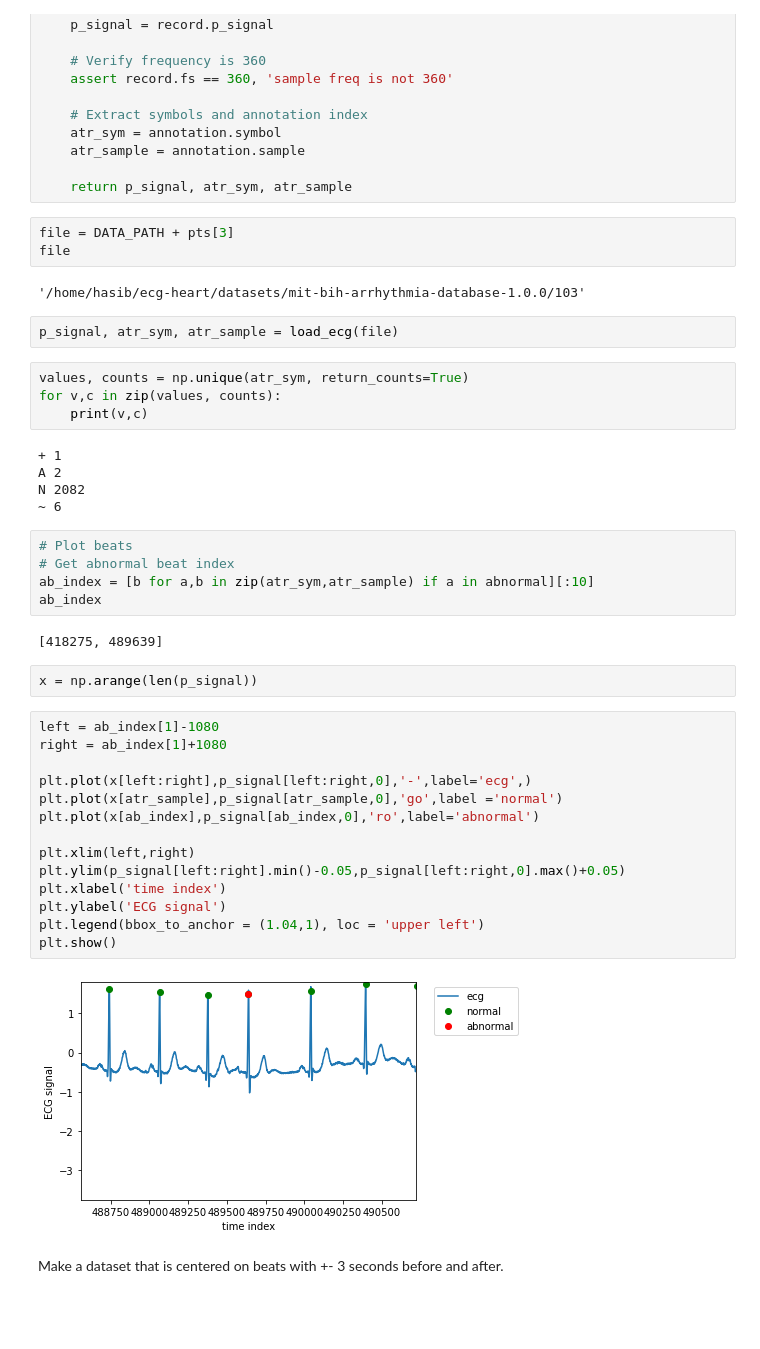
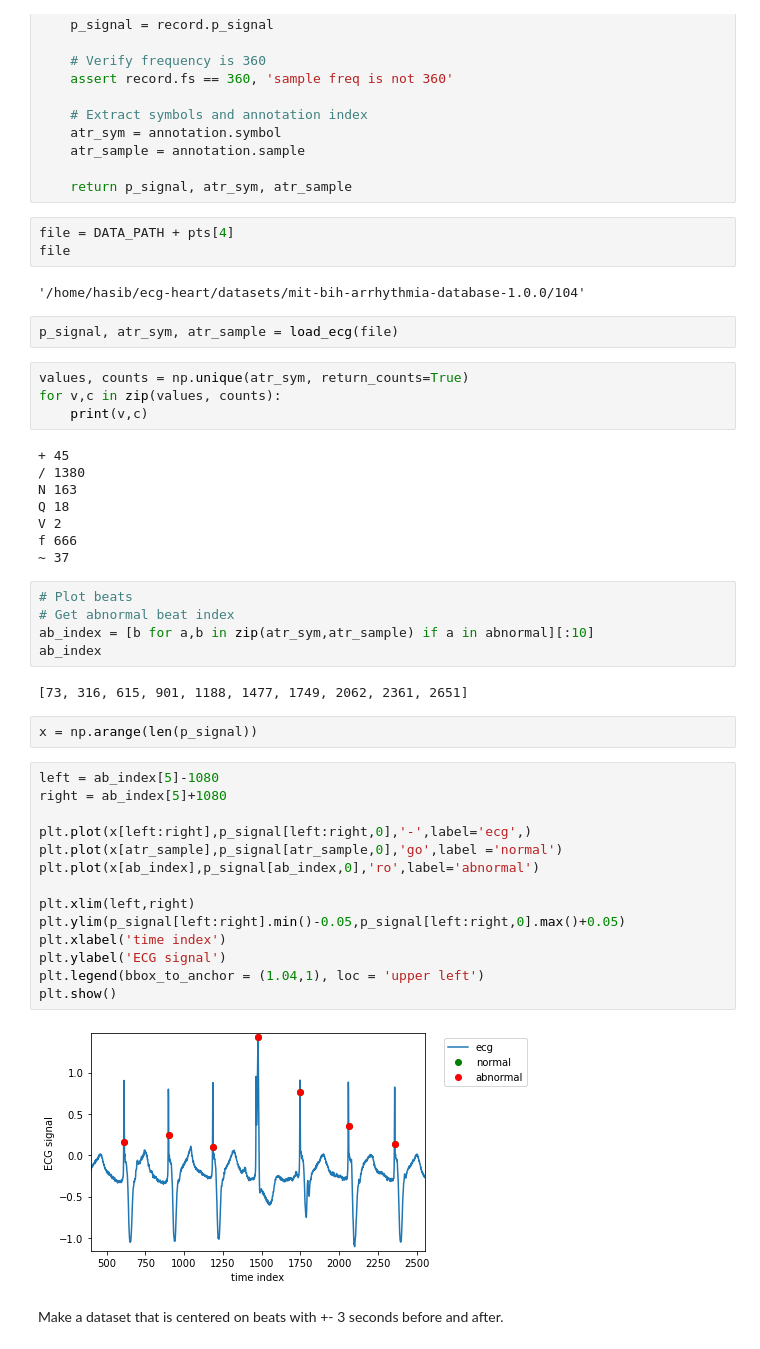
Before and after one commit to hasibzunair/heart-abnormality-detection, a Jupyter notebook: notebooks/eda.ipynb, the cells around one changed output. Cells and saved outputs as stored; diff of their text form; blank space fills up the shorter version.

```diff
--- a/notebooks/eda.ipynb
+++ b/notebooks/eda.ipynb
@@ -112,10 +112,10 @@ def load_ecg(file):
 
     return p_signal, atr_sym, atr_sample
 # %%
-file = DATA_PATH + pts[3]
+file = DATA_PATH + pts[4]
 file
 # %% [output]
-'/home/hasib/ecg-heart/datasets/mit-bih-arrhythmia-database-1.0.0/103'
+'/home/hasib/ecg-heart/datasets/mit-bih-arrhythmia-database-1.0.0/104'
 # %%
 p_signal, atr_sym, atr_sample = load_ecg(file)
 # %%
@@ -123,35 +123,38 @@ values, counts = np.unique(atr_sym, return_counts=True)
 for v,c in zip(values, counts):
     print(v,c)
 # %% [output]
-+ 1
-A 2
-N 2082
-~ 6
++ 45
+/ 1380
+N 163
+Q 18
+V 2
+f 666
+~ 37
 # %%
 # Plot beats
 # Get abnormal beat index
 ab_index = [b for a,b in zip(atr_sym,atr_sample) if a in abnormal][:10]
 ab_index
 # %% [output]
-[418275, 489639]
+[73, 316, 615, 901, 1188, 1477, 1749, 2062, 2361, 2651]
 # %%
 x = np.arange(len(p_signal))
 # %%
-left = ab_index[1]-1080
-right = ab_index[1]+1080
+left = ab_index[5]-1080
+right = ab_index[5]+1080
 
 plt.plot(x[left:right],p_signal[left:right,0],'-',label='ecg',)
 plt.plot(x[atr_sample],p_signal[atr_sample,0],'go',label ='normal')
 plt.plot(x[ab_index],p_signal[ab_index,0],'ro',label='abnormal')
 
 plt.xlim(left,right)
 plt.ylim(p_signal[left:right].min()-0.05,p_signal[left:right,0].max()+0.05)
 plt.xlabel('time index')
 plt.ylabel('ECG signal')
 plt.legend(bbox_to_anchor = (1.04,1), loc = 'upper left')
 plt.show()
 # %% [output]
-[figure, old version]
+[figure, new version]
 # %% [markdown]
 Make a dataset that is centered on beats with +- 3 seconds before and after.
 # %%
```
Also changed, not shown: parts of 8 cells of this notebook.
